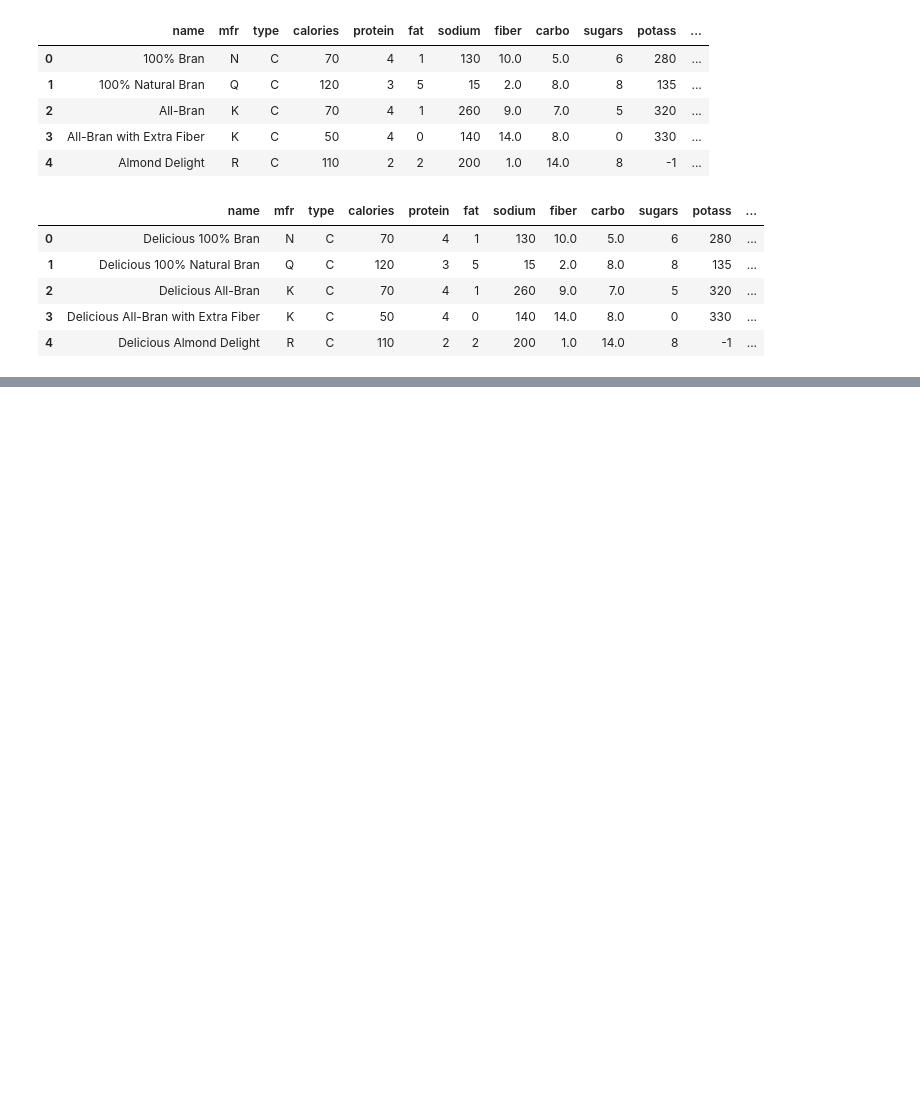
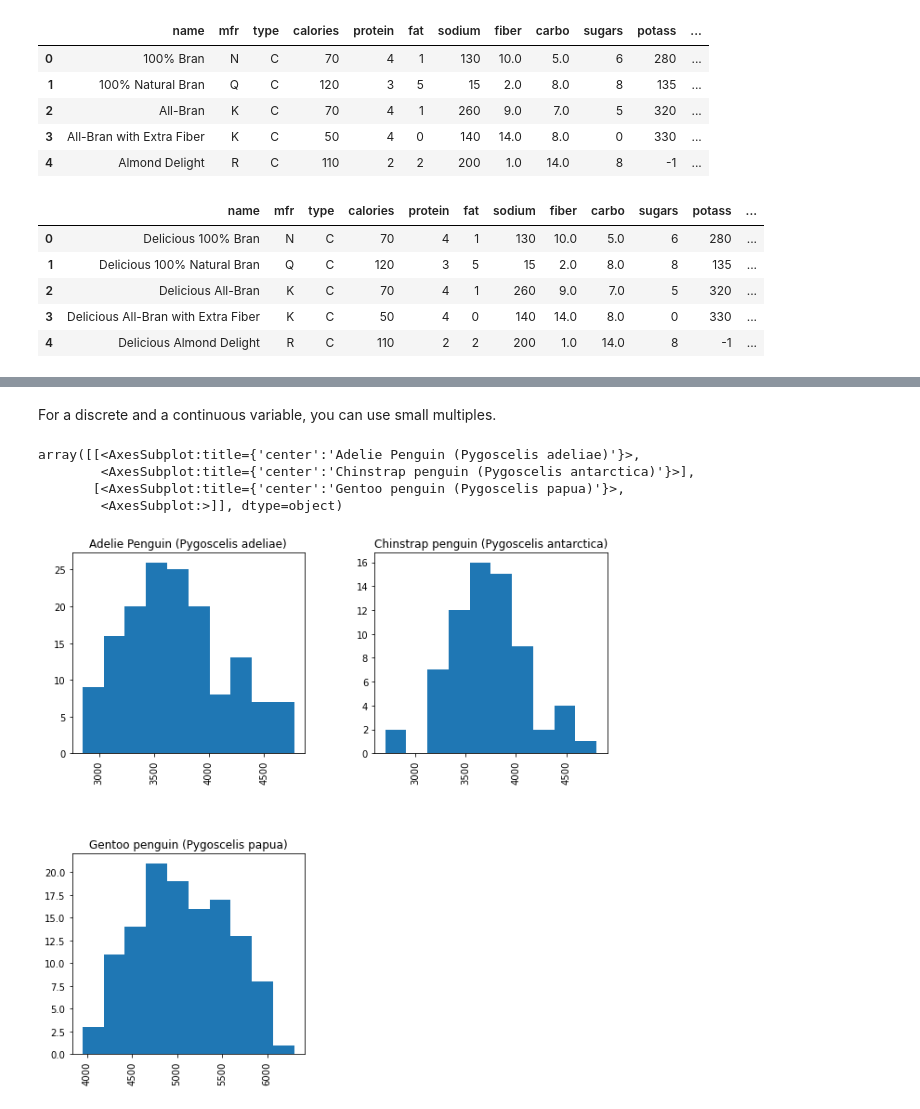
Before and after one commit to MichiganDataScienceTeam/MDST-Onboarding, a Jupyter notebook: tutorial1/tutorial1.ipynb, the cells around one changed output, grey strips where cells are left out. Saved outputs shown, nothing was run; the diff lists cells and outputs as text; code cells hidden in the pictures; blank space fills up the shorter version.

```diff
--- a/tutorial1/tutorial1.ipynb
+++ b/tutorial1/tutorial1.ipynb
@@ -980,0 +1061,10 @@ df.head()
+# %% [markdown]
+For a discrete and a continuous variable, you can use small multiples.
+# %%
+penguins["Body Mass (g)"].hist(by=penguins["Species"], figsize=(10, 10))
+# %% [output]
+array([[<AxesSubplot:title={'center':'Adelie Penguin (Pygoscelis adeliae)'}>,
+        <AxesSubplot:title={'center':'Chinstrap penguin (Pygoscelis antarctica)'}>],
+       [<AxesSubplot:title={'center':'Gentoo penguin (Pygoscelis papua)'}>,
+        <AxesSubplot:>]], dtype=object)
+[figure, added]
```
Also changed, not shown: parts of 68 cells of this notebook, 13 other files.
